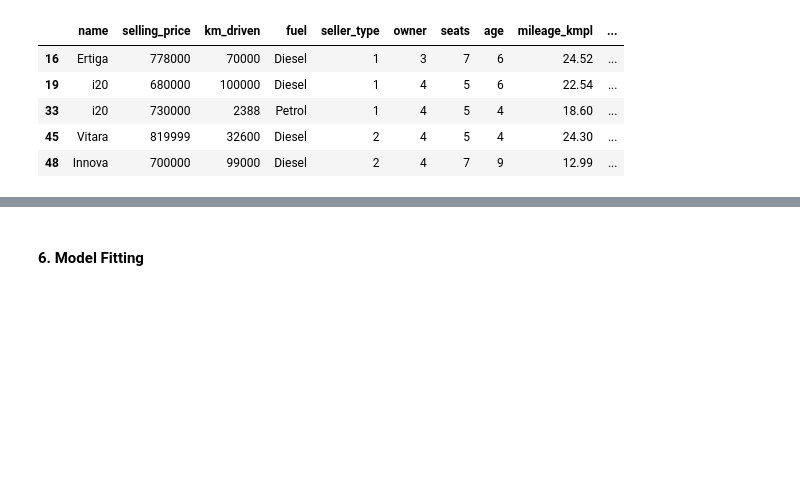
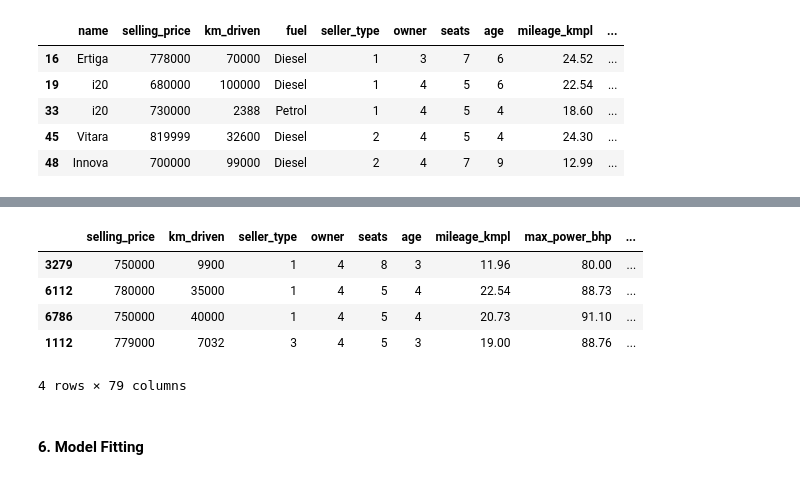
Before and after one commit to utkarshbelkhede/LeastSquare, a Jupyter notebook: notebook/LeastSquare.ipynb, the cells around one changed output, grey strips where cells are left out. Saved outputs shown, nothing was run; the diff lists cells and outputs as text; code cells hidden in the pictures; blank space fills up the shorter version.

```diff
--- a/notebook/LeastSquare.ipynb
+++ b/notebook/LeastSquare.ipynb
@@ -302,3 +302,6 @@ cars.head()
 | 33 | i20 | 730000 | 2388 | Petrol | 1 | 4 | 5 | 4 | 18.60 | ... |
 | 45 | Vitara | 819999 | 32600 | Diesel | 2 | 4 | 5 | 4 | 24.30 | ... |
 | 48 | Innova | 700000 | 99000 | Diesel | 2 | 4 | 7 | 9 | 12.99 | ... |
+# %%
+df1 = pd.get_dummies(data=cars, columns=['name','fuel'])
+df1.columns
@@ -305,3 +327,12 @@ cars.head()
+# %%
+df1.sample(4)
+# %% [output]
+|  | selling_price | km_driven | seller_type | owner | seats | age | mileage_kmpl | max_power_bhp | ... |
+| 3279 | 750000 | 9900 | 1 | 4 | 8 | 3 | 11.96 | 80.00 | ... |
+| 6112 | 780000 | 35000 | 1 | 4 | 5 | 4 | 22.54 | 88.73 | ... |
+| 6786 | 750000 | 40000 | 1 | 4 | 5 | 4 | 20.73 | 91.10 | ... |
+| 1112 | 779000 | 7032 | 3 | 4 | 5 | 3 | 19.00 | 88.76 | ... |
+4 rows × 79 columns
 # %% [markdown]
 #### 6. Model Fitting
 # %% [markdown]
```
Also changed, not shown: parts of 53 cells of this notebook.
